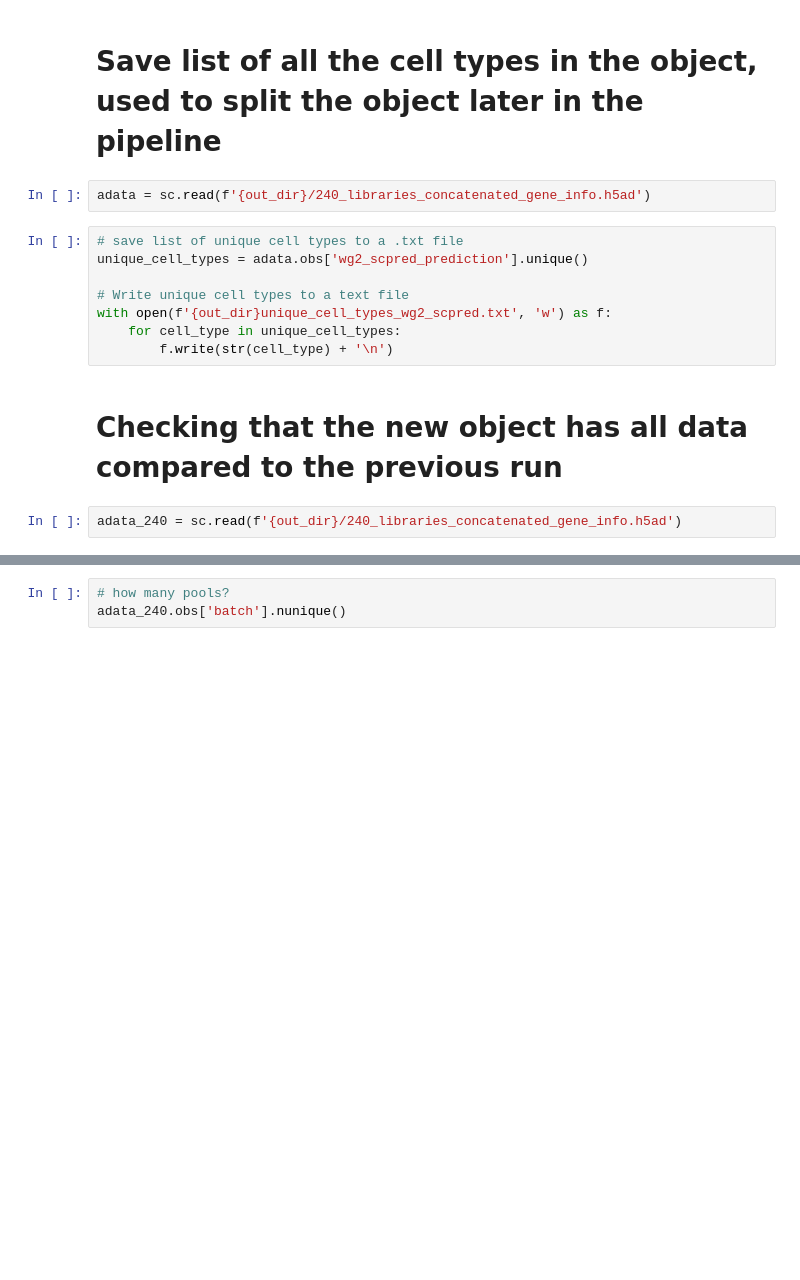
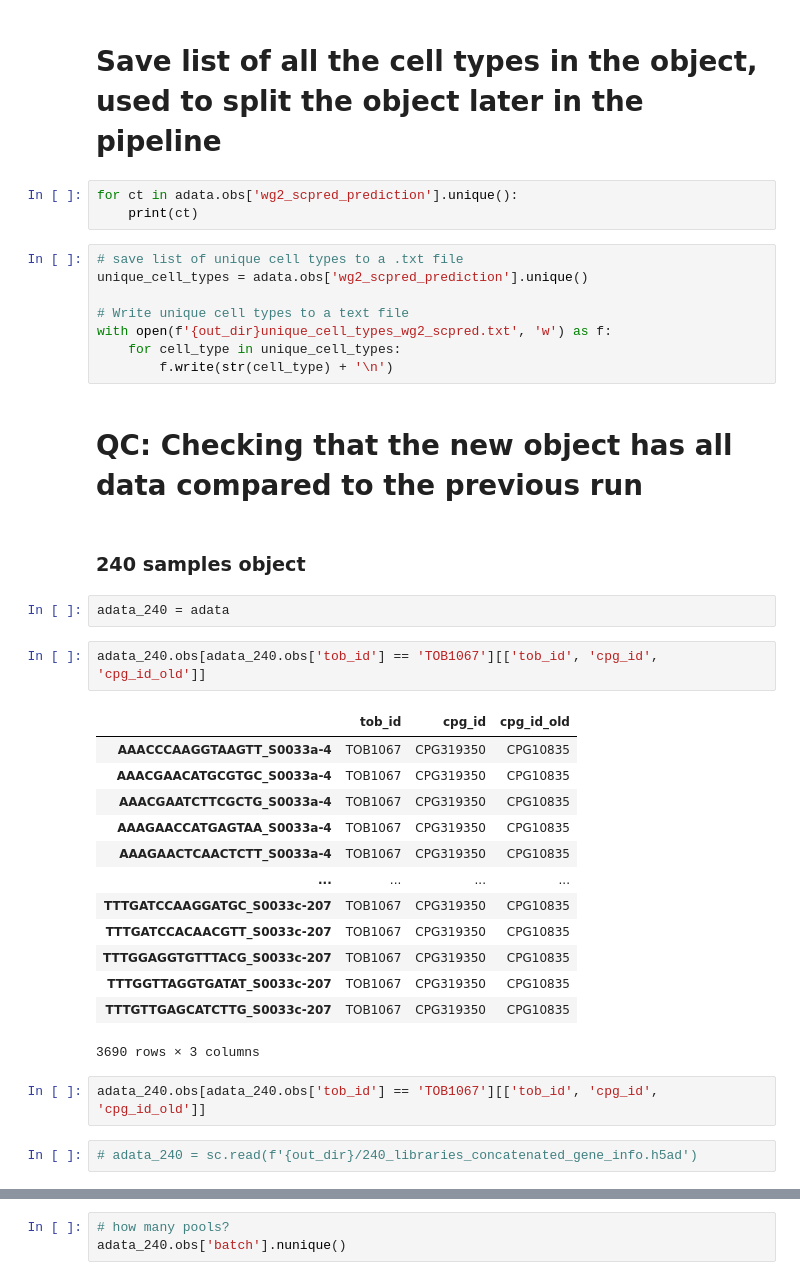
Before and after one commit to powellgenomicslab/tenk10k_phase1, a Jupyter notebook: Scanpy/scanpy_combine_files_add_gene_info.ipynb, the cells around one changed output, grey strips where cells are left out. Saved outputs shown, nothing was run; the diff lists cells and outputs as text; blank space fills up the shorter version.

```diff
--- a/Scanpy/scanpy_combine_files_add_gene_info.ipynb
+++ b/Scanpy/scanpy_combine_files_add_gene_info.ipynb
@@ -52,7 +72,8 @@ adata.write(out_file)
 # %% [markdown]
 # Save list of all the cell types in the object, used to split the object later in the pipeline
 # %%
-adata = sc.read(f'{out_dir}/240_libraries_concatenated_gene_info.h5ad')
+for ct in adata.obs['wg2_scpred_prediction'].unique():
+    print(ct)
 # %%
 # save list of unique cell types to a .txt file
 unique_cell_types = adata.obs['wg2_scpred_prediction'].unique()
@@ -62,9 +83,31 @@ with open(f'{out_dir}unique_cell_types_wg2_scpred.txt', 'w') as f:
     for cell_type in unique_cell_types:
         f.write(str(cell_type) + '\n')
 # %% [markdown]
-# Checking that the new object has all data compared to the previous run
+# QC: Checking that the new object has all data compared to the previous run
+# %% [markdown]
+### 240 samples object
+# %%
+adata_240 = adata
+# %%
+adata_240.obs[adata_240.obs['tob_id'] == 'TOB1067'][['tob_id', 'cpg_id', 'cpg_id_old']]
+# %% [output]
+|  | tob_id | cpg_id | cpg_id_old |
+| AAACCCAAGGTAAGTT_S0033a-4 | TOB1067 | CPG319350 | CPG10835 |
+| AAACGAACATGCGTGC_S0033a-4 | TOB1067 | CPG319350 | CPG10835 |
+| AAACGAATCTTCGCTG_S0033a-4 | TOB1067 | CPG319350 | CPG10835 |
+| AAAGAACCATGAGTAA_S0033a-4 | TOB1067 | CPG319350 | CPG10835 |
+| AAAGAACTCAACTCTT_S0033a-4 | TOB1067 | CPG319350 | CPG10835 |
+| ... | ... | ... | ... |
+| TTTGATCCAAGGATGC_S0033c-207 | TOB1067 | CPG319350 | CPG10835 |
+| TTTGATCCACAACGTT_S0033c-207 | TOB1067 | CPG319350 | CPG10835 |
+| TTTGGAGGTGTTTACG_S0033c-207 | TOB1067 | CPG319350 | CPG10835 |
+| TTTGGTTAGGTGATAT_S0033c-207 | TOB1067 | CPG319350 | CPG10835 |
+| TTTGTTGAGCATCTTG_S0033c-207 | TOB1067 | CPG319350 | CPG10835 |
+3690 rows × 3 columns
+# %%
+adata_240.obs[adata_240.obs['tob_id'] == 'TOB1067'][['tob_id', 'cpg_id', 'cpg_id_old']]
 # %%
-adata_240 = sc.read(f'{out_dir}/240_libraries_concatenated_gene_info.h5ad')
+# adata_240 = sc.read(f'{out_dir}/240_libraries_concatenated_gene_info.h5ad')
 # %%
 adata_240.obs.shape
 # %% [output]
```
Also changed, not shown: parts of 34 cells of this notebook.
